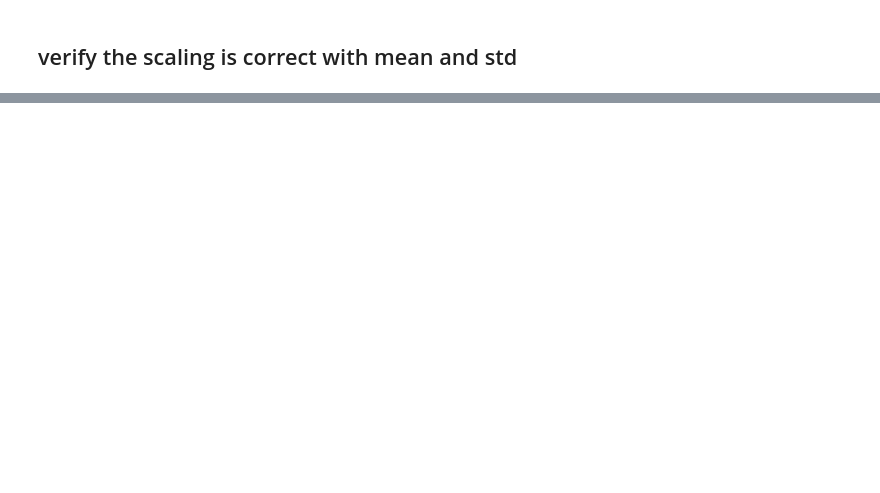
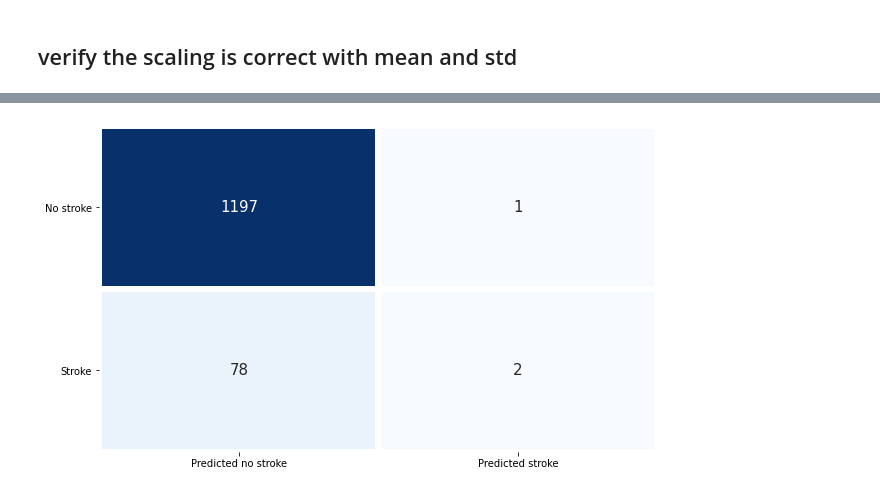
Before and after one commit to rotznmu/stroke_prediction_capstone, a Jupyter notebook: Stroke Prediction.ipynb, the cells around one changed output, grey strips where cells are left out. Drawn from its saved outputs; the diff is of its cells as text; code cells hidden in the pictures; blank space fills up the shorter version.

Commit message:
implemented models

```diff
--- a/Stroke Prediction.ipynb
+++ b/Stroke Prediction.ipynb
@@ -1034,0 +1576,22 @@ The findings from the EDA revealed that strongest correlation with stroke is age
+# %%
+GridSearch_gauss_cols = ['Model', 'Best recall score', 'Best Parameters']
+GridSearch_gauss = pd.DataFrame()
+
+gridsearch_models = [
+        ('GaussianNB', GaussianNB(), [{'var_smoothing': np.logspace(0,-9, num=100)
+        }]),
+       ]
+
+
+# add STD, precision, recall, and F1
+for j, i, k in gridsearch_models:
+    grid = GridSearchCV(estimator = i, param_grid = k, scoring = 'recall', cv=5)
+    grid.fit(X_train, y_train)
+    best_recall = grid.best_score_
+    best_param = grid.best_params_
+
+    model_w_scores = pd.Series([j, best_recall, best_param])
+    GridSearch_gauss = GridSearch_gauss.append(model_w_scores, ignore_index=True)
+GridSearch_gauss.columns = GridSearch_gauss_cols
+GridSearch_gauss = GridSearch_gauss.set_index('Model')
+GridSearch_gauss
@@ -1034,0 +1608,15 @@ The findings from the EDA revealed that strongest correlation with stroke is age
+# %%
+ranfor = RandomForestClassifier(criterion= 'entropy',
+                                n_estimators= 100,
+                                bootstrap=False,
+                                max_depth=None,
+                                max_features='auto',
+                                min_samples_leaf=4)
+ranfor.fit(X_train, y_train)
+y_pred = ranfor.predict(X_test)
+y_prob = ranfor.predict_proba(X_test)[:,1]
+cm = confusion_matrix(y_test, y_pred)
+
+print(classification_report(y_test, y_pred))
+print(f'ROC AUC score: {roc_auc_score(y_test, y_prob)}')
+print('Accuracy Score: ',accuracy_score(y_test, y_pred))
@@ -1034,0 +1635,9 @@ The findings from the EDA revealed that strongest correlation with stroke is age
+# %%
+# Confusion Matrix
+plt.figure(figsize = (10, 6))
+sns.heatmap(cm, cmap = 'Blues', annot = True, fmt = 'd', linewidths = 5, cbar = False, annot_kws = {'fontsize': 15},
+            yticklabels = ['No stroke', 'Stroke'], xticklabels = ['Predicted no stroke', 'Predicted stroke'])
+plt.yticks(rotation = 0)
+plt.show()
+# %% [output]
+[figure, added]
```
Also changed, not shown: parts of 92 cells of this notebook.
